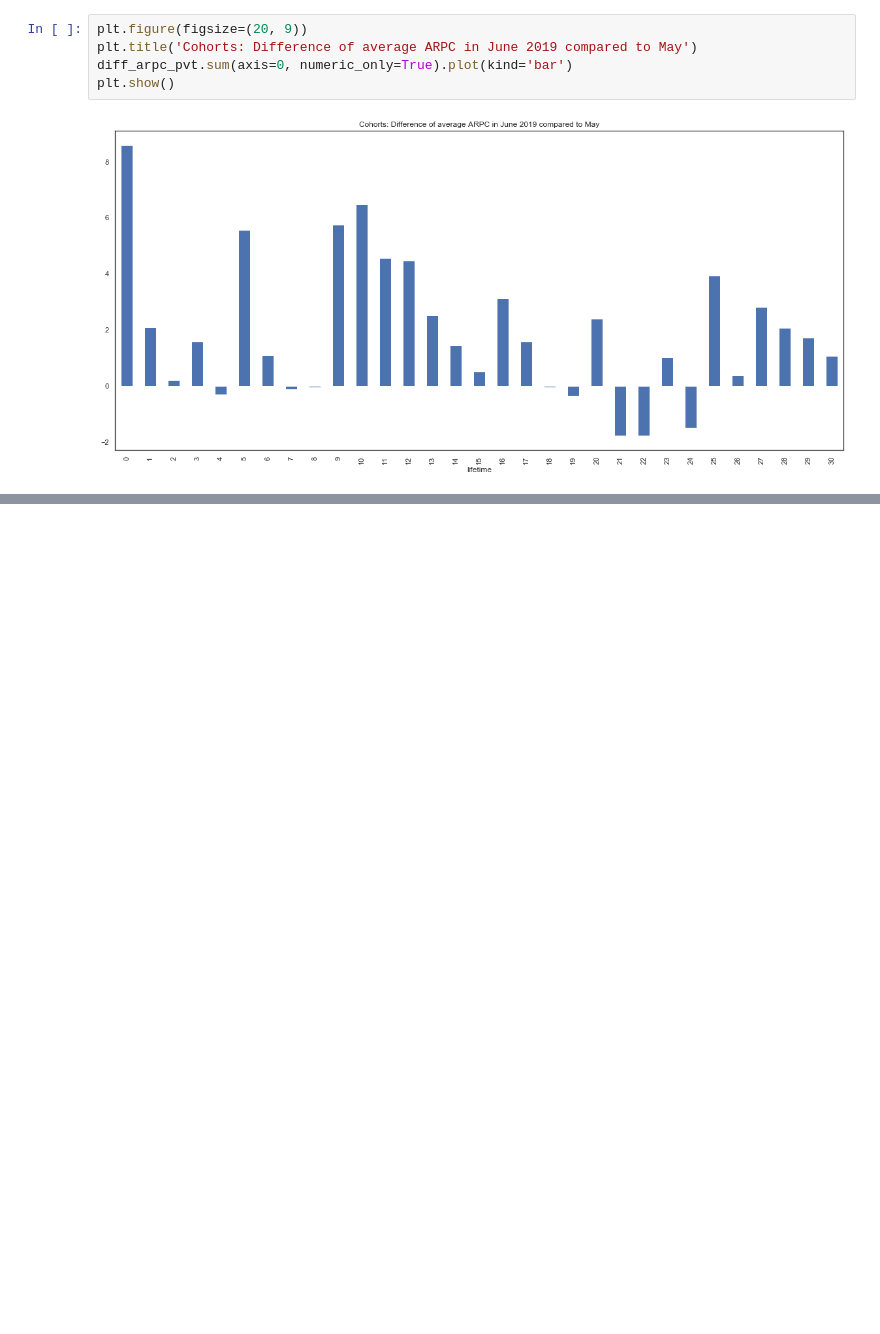
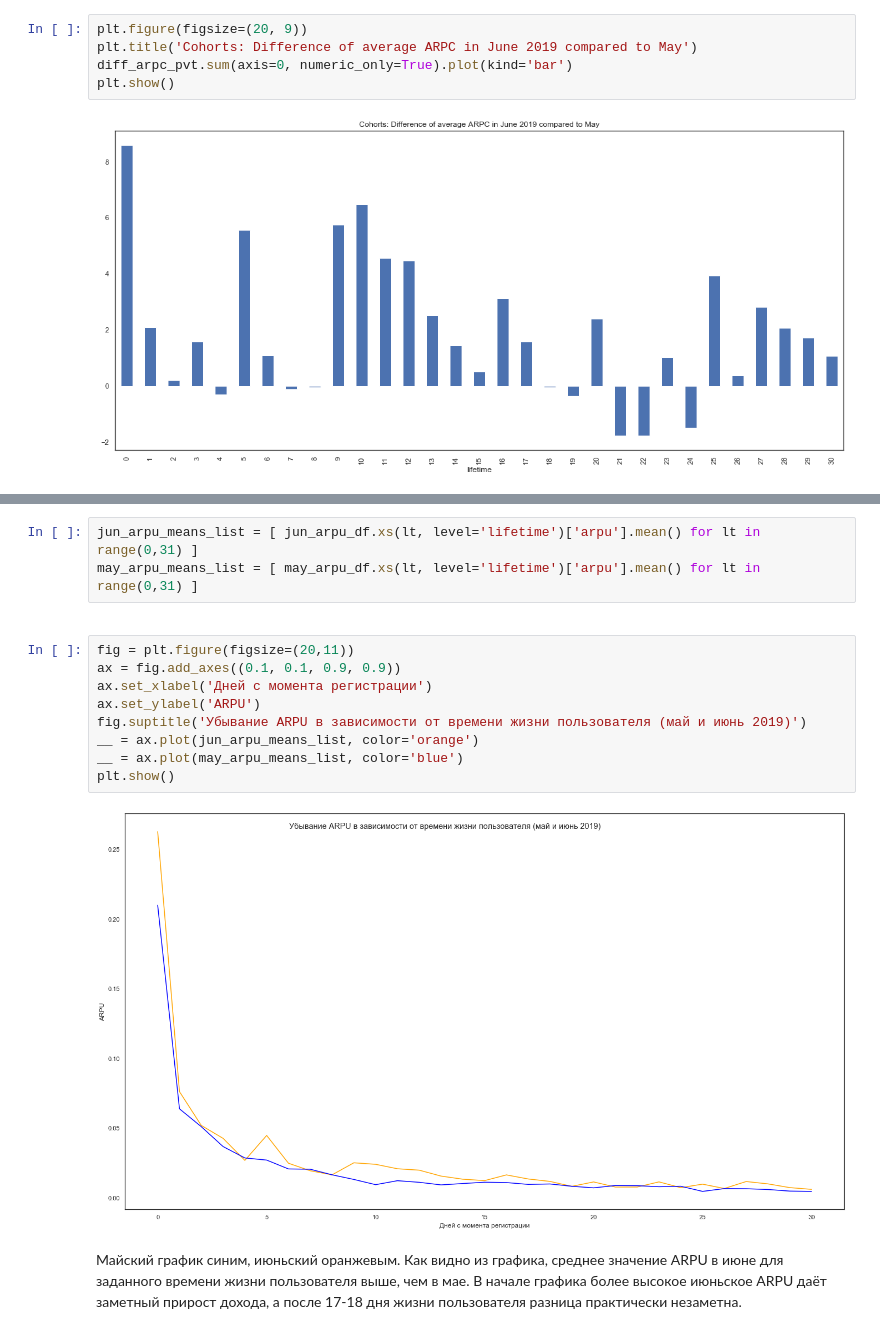
Before and after one commit to gdg-work/SkillFactory__SDA5__Case_A9, a Jupyter notebook: case_A9.ipynb, the cells around one changed output, grey strips where cells are left out. Saved outputs shown, nothing was run; the diff lists cells and outputs as text; blank space fills up the shorter version.

```diff
--- a/case_A9.ipynb
+++ b/case_A9.ipynb
@@ -632,0 +764,18 @@ plt.show()
+# %%
+jun_arpu_means_list = [ jun_arpu_df.xs(lt, level='lifetime')['arpu'].mean() for lt in range(0,31) ]
+may_arpu_means_list = [ may_arpu_df.xs(lt, level='lifetime')['arpu'].mean() for lt in range(0,31) ]
+# %% [markdown]
+<a id='lowering_of_ARPU_graph'/>
+# %%
+fig = plt.figure(figsize=(20,11))
+ax = fig.add_axes((0.1, 0.1, 0.9, 0.9))
+ax.set_xlabel('Дней с момента регистрации')
+ax.set_ylabel('ARPU')
+fig.suptitle('Убывание ARPU в зависимости от времени жизни пользователя (май и июнь 2019)')
+__ = ax.plot(jun_arpu_means_list, color='orange')
+__ = ax.plot(may_arpu_means_list, color='blue')
+plt.show()
+# %% [output]
+[figure, added]
+# %% [markdown]
+Майский график синим, июньский оранжевым.  Как видно из графика, среднее значение ARPU в июне для заданного времени жизни пользователя выше, чем в мае. В начале графика более высокое июньское ARPU даёт заметный прирост дохода, а после 17-18 дня жизни пользователя разница практически незаметна.
```
Also changed, not shown: parts of 70 cells of this notebook.
